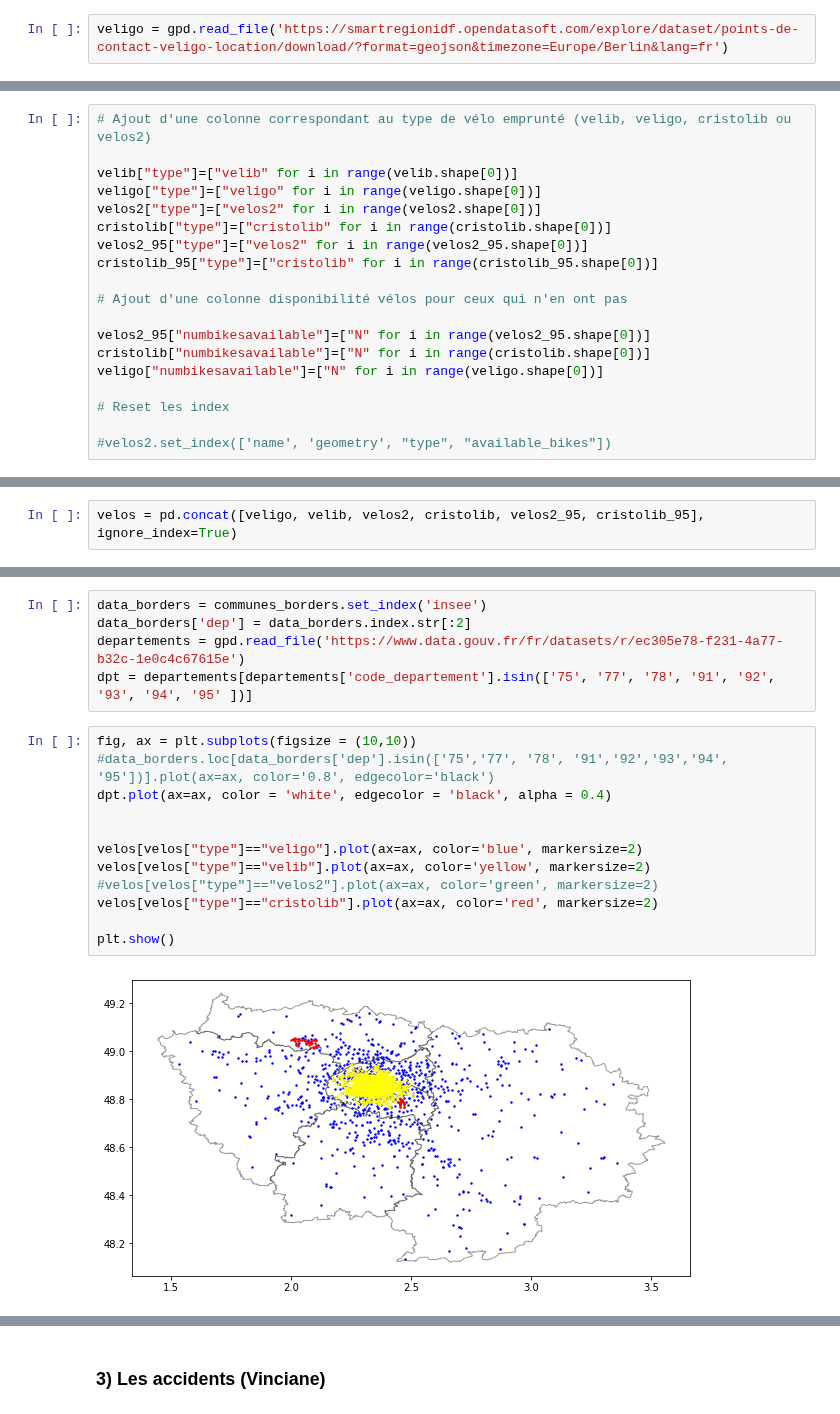
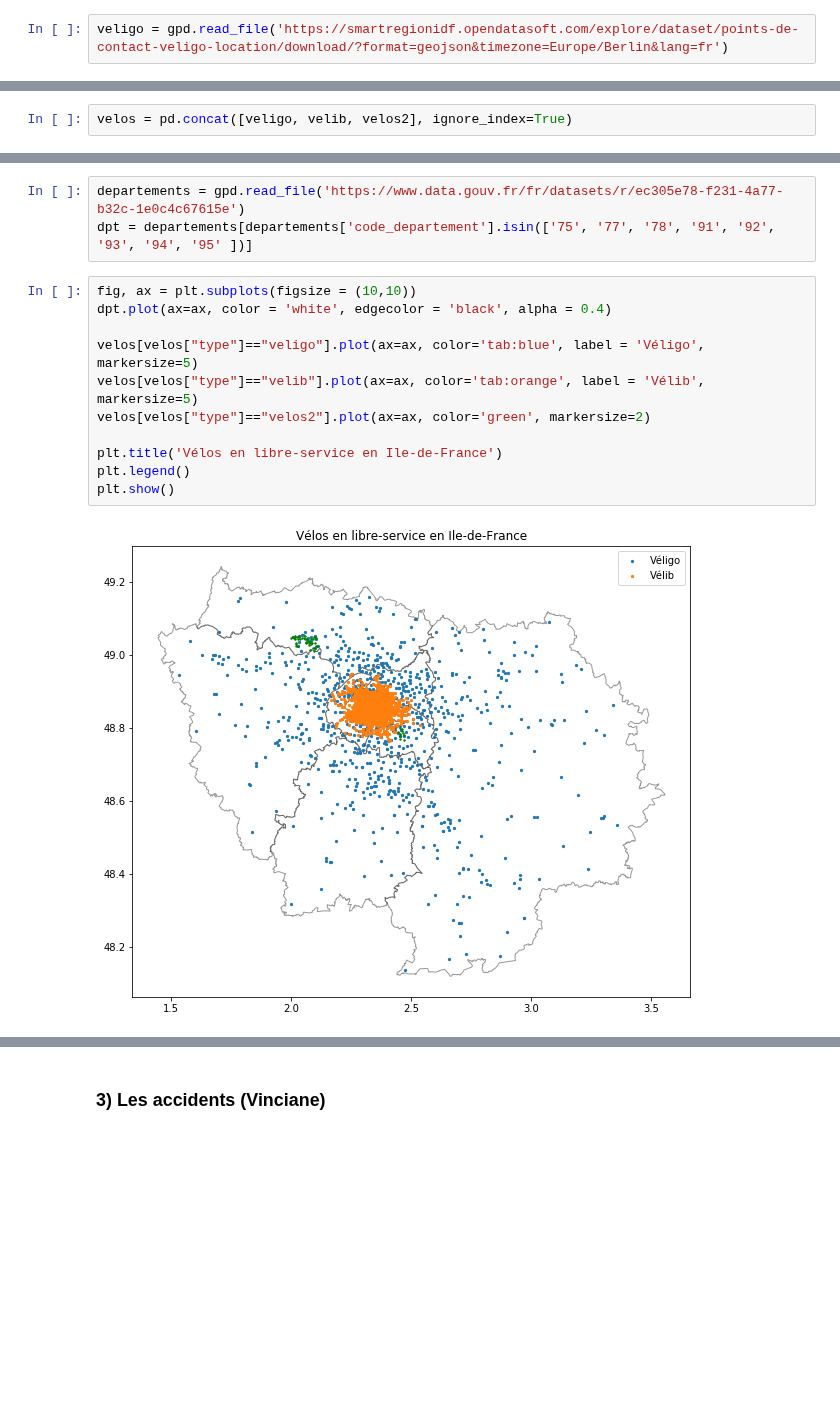
Before and after one commit to ImaneFa/Projet_Python, a Jupyter notebook: Trajet_GPS.ipynb, the cells around one changed output, grey strips where cells are left out. Drawn from its saved outputs; the diff is of its cells as text; blank space fills up the shorter version.

Commit message:
Add files via upload
- Ajout temps et distance total de trajet
- Nettoyage redondances BDD
- Cas où plus judicieux de faire tout le trajet à pied

```diff
--- a/Trajet_GPS.ipynb
+++ b/Trajet_GPS.ipynb
@@ -137,19 +84,0 @@ cristolib_95["type"]=["cristolib_95" for i in range(cristolib_95.shape[0])]
-# %%
-# Ajout d'une colonne correspondant au type de vélo emprunté (velib, veligo, cristolib ou velos2)
-
-velib["type"]=["velib" for i in range(velib.shape[0])]
-veligo["type"]=["veligo" for i in range(veligo.shape[0])]
-velos2["type"]=["velos2" for i in range(velos2.shape[0])]
-cristolib["type"]=["cristolib" for i in range(cristolib.shape[0])]
-velos2_95["type"]=["velos2" for i in range(velos2_95.shape[0])]
-cristolib_95["type"]=["cristolib" for i in range(cristolib_95.shape[0])]
-
-# Ajout d'une colonne disponibilité vélos pour ceux qui n'en ont pas
-
-velos2_95["numbikesavailable"]=["N" for i in range(velos2_95.shape[0])]
-cristolib["numbikesavailable"]=["N" for i in range(cristolib.shape[0])]
-veligo["numbikesavailable"]=["N" for i in range(veligo.shape[0])]
-
-# Reset les index
-
-#velos2.set_index(['name', 'geometry', "type", "available_bikes"])
@@ -173,5 +108,5 @@ cristolib_95.columns = ['name','geometry',"type","numbikesavailable"]
 # %%
-velos = pd.concat([veligo, velib, velos2, cristolib, velos2_95, cristolib_95], ignore_index=True)
+velos = pd.concat([veligo, velib, velos2], ignore_index=True)
 # %%
 velos.shape
 # %% [output]
@@ -199,20 +134,17 @@ velos
 # %%
-data_borders = communes_borders.set_index('insee')
-data_borders['dep'] = data_borders.index.str[:2]
 departements = gpd.read_file('https://www.data.gouv.fr/fr/datasets/r/ec305e78-f231-4a77-b32c-1e0c4c67615e')
 dpt = departements[departements['code_departement'].isin(['75', '77', '78', '91', '92', '93', '94', '95' ])]
 # %%
 fig, ax = plt.subplots(figsize = (10,10))
-#data_borders.loc[data_borders['dep'].isin(['75','77', '78', '91','92','93','94', '95'])].plot(ax=ax, color='0.8', edgecolor='black')
 dpt.plot(ax=ax, color = 'white', edgecolor = 'black', alpha = 0.4)
 
+velos[velos["type"]=="veligo"].plot(ax=ax, color='tab:blue', label = 'Véligo', markersize=5)
+velos[velos["type"]=="velib"].plot(ax=ax, color='tab:orange', label = 'Vélib', markersize=5)
+velos[velos["type"]=="velos2"].plot(ax=ax, color='green', markersize=2)
 
-velos[velos["type"]=="veligo"].plot(ax=ax, color='blue', markersize=2)
-velos[velos["type"]=="velib"].plot(ax=ax, color='yellow', markersize=2)
-#velos[velos["type"]=="velos2"].plot(ax=ax, color='green', markersize=2)
-velos[velos["type"]=="cristolib"].plot(ax=ax, color='red', markersize=2)
-
+plt.title('Vélos en libre-service en Ile-de-France')
+plt.legend()
 plt.show()
 # %% [output]
-[figure, old version]
+[figure, new version]
 # %%
```
Also changed, not shown: parts of 32 cells of this notebook.
